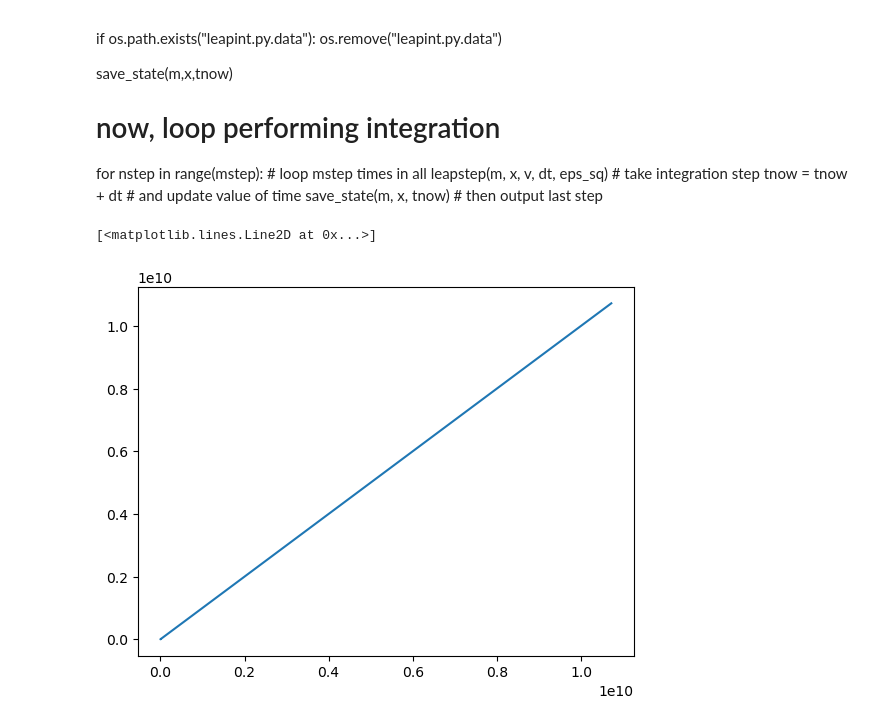
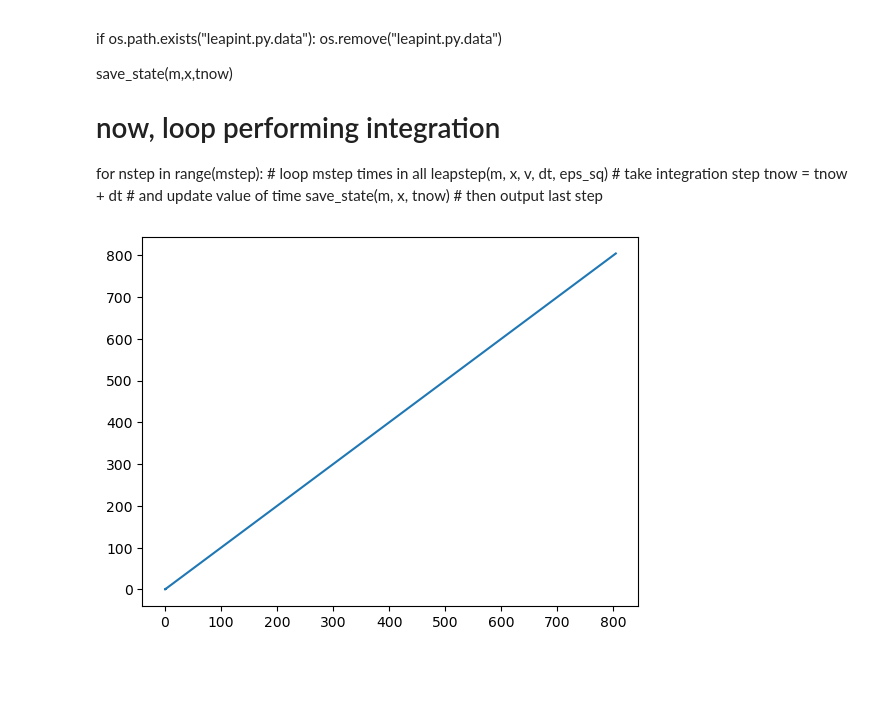
Before and after one commit to liuqiyucn/141, a Jupyter notebook: assignment1/assignment1.ipynb, the cells around one changed output. Cells and saved outputs as stored; diff of their text form; code cells hidden in the pictures; blank space fills up the shorter version.

```diff
--- a/assignment1/assignment1.ipynb
+++ b/assignment1/assignment1.ipynb
@@ -175,11 +175,11 @@ for i in range(len(content)):
     if (i+1)%9 == 3:
         line = (content[i].replace('\n', '')).split(" ")
         line = list(filter(lambda x: x != '', line))
-        earth.append([float(line[1]), float(line[2]), float(line[3])])
+        earth.append([float(line[0]),float(line[1]), float(line[2]), float(line[3])])
 
 earth = np.array(earth)
 # %%
-plt.plot(earth[:,0], earth[:,1])
+plt.plot(earth[:,1], earth[:,2])
+plt.show()
 # %% [output]
-[<matplotlib.lines.Line2D at 0x...>]
-[figure, old version]
+[figure, new version]
```
Also changed, not shown: parts of 1 cell of this notebook, 2 other files.
